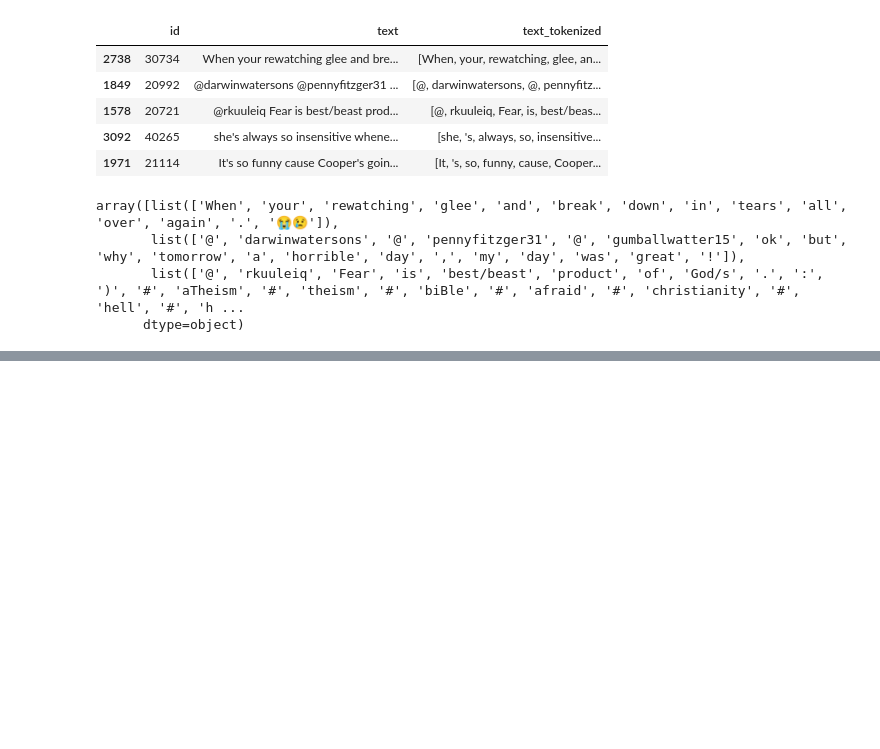
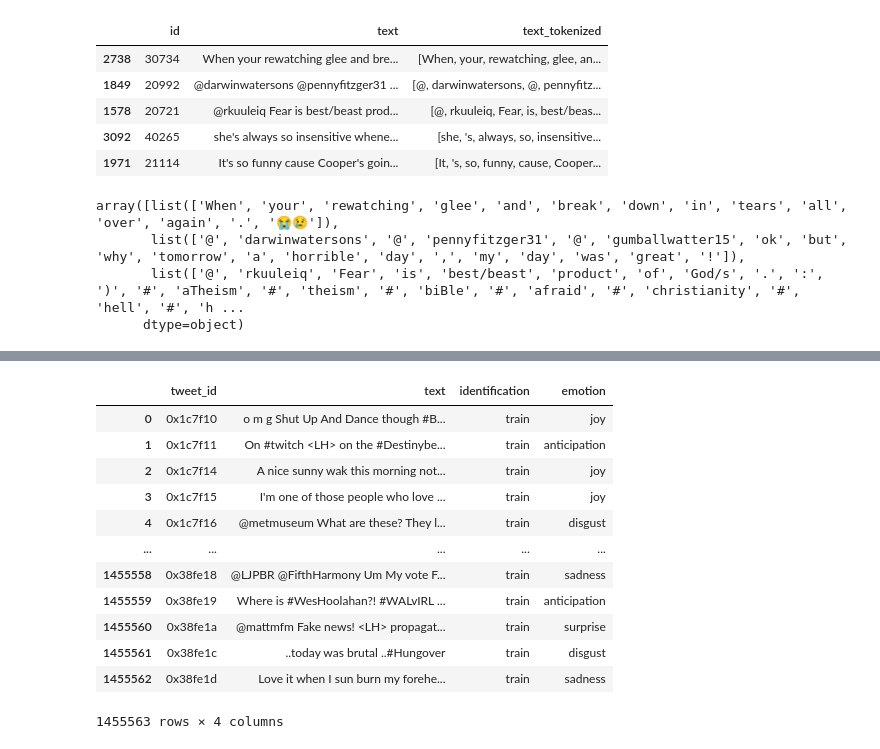
Before and after one commit to Lewisu/DM2022-Lab2-Homework, a Jupyter notebook: DM2021-Lab2-Homework.ipynb, the cells around one changed output, grey strips where cells are left out. Cells and saved outputs as stored; diff of their text form; code cells hidden in the pictures; blank space fills up the shorter version.

```diff
--- a/DM2021-Lab2-Homework.ipynb
+++ b/DM2021-Lab2-Homework.ipynb
@@ -602,0 +973,11 @@ word2vec_model = Word2Vec(sentences=training_corpus,
+# %%
+# Load from pickle
+twitter_df = pd.read_pickle("twitter_df.pkl")
+# %%
+# Split into train and test dataframe
+train_twitter = pd.DataFrame(twitter_df[twitter_df.identification == "train"])
+test_twitter = pd.DataFrame(twitter_df[twitter_df.identification == "test"])
+# %%
+# Reindex by sorting
+train_twitter = train_twitter.sort_values("tweet_id", ignore_index = True)
+train_twitter
@@ -602,0 +1016,4 @@ word2vec_model = Word2Vec(sentences=training_corpus,
+# %%
+# Sort by tweet_id
+emotion_df = emotion_df.sort_values("tweet_id", ignore_index = True)
+emotion_df
@@ -602,0 +1034,17 @@ word2vec_model = Word2Vec(sentences=training_corpus,
+# %%
+train_twitter = train_twitter.join(emotion_df.emotion)
+train_twitter
+# %% [output]
+|  | tweet_id | text | identification | emotion |
+| 0 | 0x1c7f10 | o m g Shut Up And Dance though #B... | train | joy |
+| 1 | 0x1c7f11 | On #twitch <LH> on the #Destinybe... | train | anticipation |
+| 2 | 0x1c7f14 | A nice sunny wak this morning not... | train | joy |
+| 3 | 0x1c7f15 | I'm one of those people who love ... | train | joy |
+| 4 | 0x1c7f16 | @metmuseum What are these? They l... | train | disgust |
+| ... | ... | ... | ... | ... |
+| 1455558 | 0x38fe18 | @LJPBR @FifthHarmony Um My vote F... | train | sadness |
+| 1455559 | 0x38fe19 | Where is #WesHoolahan?! #WALvIRL ... | train | anticipation |
+| 1455560 | 0x38fe1a | @mattmfm Fake news! <LH> propagat... | train | surprise |
+| 1455561 | 0x38fe1c | ..today was brutal ..#Hungover | train | disgust |
+| 1455562 | 0x38fe1d | Love it when I sun burn my forehe... | train | sadness |
+1455563 rows × 4 columns
```
Also changed, not shown: parts of 43 cells of this notebook, 2 other files.
